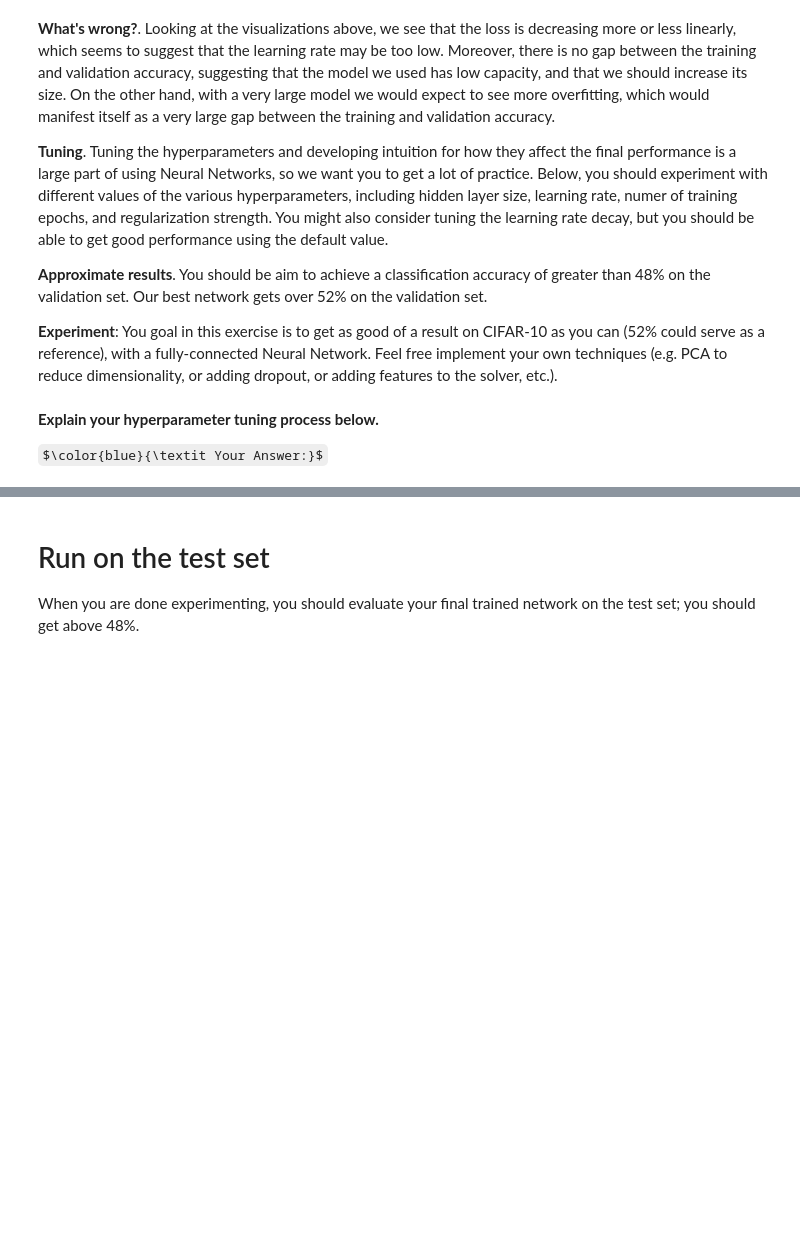
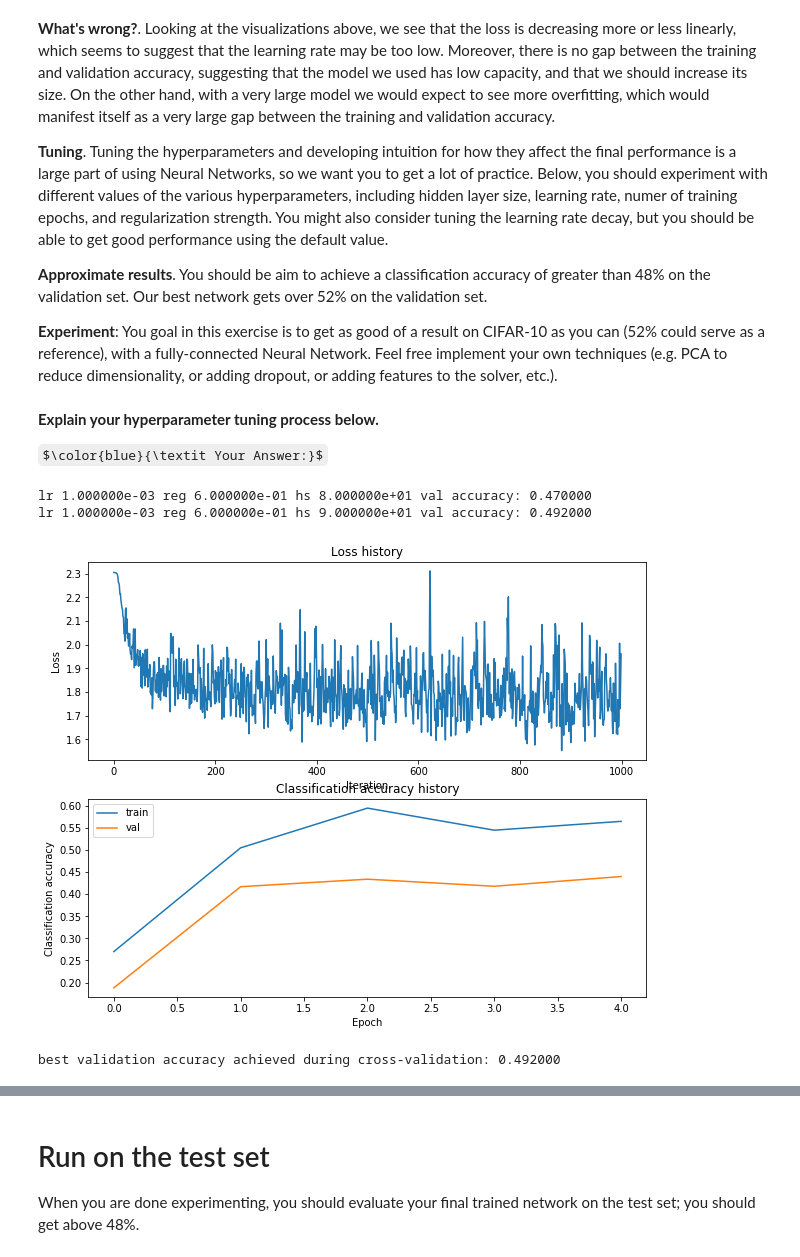
Before and after one commit to silencial/CNN, a Jupyter notebook: assignment1/two_layer_net.ipynb, the cells around one changed output, grey strips where cells are left out. Drawn from its saved outputs; the diff is of its cells as text; code cells hidden in the pictures; some formulas as TeX source; blank space fills up the shorter version.

```diff
--- a/assignment1/two_layer_net.ipynb
+++ b/assignment1/two_layer_net.ipynb
@@ -299,29 +299,73 @@ $\color{blue}{\textit Your Answer:}$
 # %%
 best_net = None # store the best model into this
 
 #################################################################################
 # TODO: Tune hyperparameters using the validation set. Store your best trained  #
 # model in best_net.                                                            #
 #                                                                               #
 # To help debug your network, it may help to use visualizations similar to the  #
 # ones we used above; these visualizations will have significant qualitative    #
 # differences from the ones we saw above for the poorly tuned network.          #
 #                                                                               #
 # Tweaking hyperparameters by hand can be fun, but you might find it useful to  #
 # write code to sweep through possible combinations of hyperparameters          #
 # automatically like we did on the previous exercises.                          #
 #################################################################################
 # *****START OF YOUR CODE (DO NOT DELETE/MODIFY THIS LINE)*****
 
-learning_rates = [1e-4, 3e-4， 1e-3]
-regularization_strengths = [0.25, 5e4]
+results = {}
+best_val = -1
+best_net = None
+best_stats = None
 
-stats = net.train(X_train, y_train, X_val, y_val,
-            num_iters=1000, batch_size=200,
-            learning_rate=1e-4, learning_rate_decay=0.95,
-            reg=0.25, verbose=True)
+learning_rates = [1e-3, 3e-3]
+regularization_strengths = [0.6, 0.7, 0.8]
+hidden_size = [80, 90, 100]
+for lr in learning_rates:
+    for reg in regularization_strengths:
+        for hs in hidden_size:
+            net = TwoLayerNet(input_size, hs, num_classes)
+
+            stats = net.train(X_train, y_train, X_val, y_val,
+                        num_iters=1000, batch_size=200,
+                        learning_rate=lr, learning_rate_decay=0.95,
+                        reg=reg, verbose=False)
+
+            val_acc = (net.predict(X_val) == y_val).mean()
+            results[(lr, reg, hs)] = val_acc
+
+            if val_acc > best_val:
+                best_val = val_acc
+                best_net = net
+                best_stats = stats
+                print('lr %e reg %e hs %e val accuracy: %f' % (
+                       lr, reg, hs, val_acc))
+
+
+
+plt.subplot(2, 1, 1)
+plt.plot(stats['loss_history'])
+plt.title('Loss history')
+plt.xlabel('Iteration')
+plt.ylabel('Loss')
+
+plt.subplot(2, 1, 2)
+plt.plot(stats['train_acc_history'], label='train')
+plt.plot(stats['val_acc_history'], label='val')
+plt.title('Classification accuracy history')
+plt.xlabel('Epoch')
+plt.ylabel('Classification accuracy')
+plt.legend()
+plt.show()
+
+print('best validation accuracy achieved during cross-validation: %f' % best_val)
 
 # *****END OF YOUR CODE (DO NOT DELETE/MODIFY THIS LINE)*****
+# %% [output]
+lr 1.000000e-03 reg 6.000000e-01 hs 8.000000e+01 val accuracy: 0.470000
+lr 1.000000e-03 reg 6.000000e-01 hs 9.000000e+01 val accuracy: 0.492000
+[figure, added]
+best validation accuracy achieved during cross-validation: 0.492000
 # %%
 # visualize the weights of the best network
 show_net_weights(best_net)
```
Also changed, not shown: parts of 2 cells of this notebook, 1 other file.
